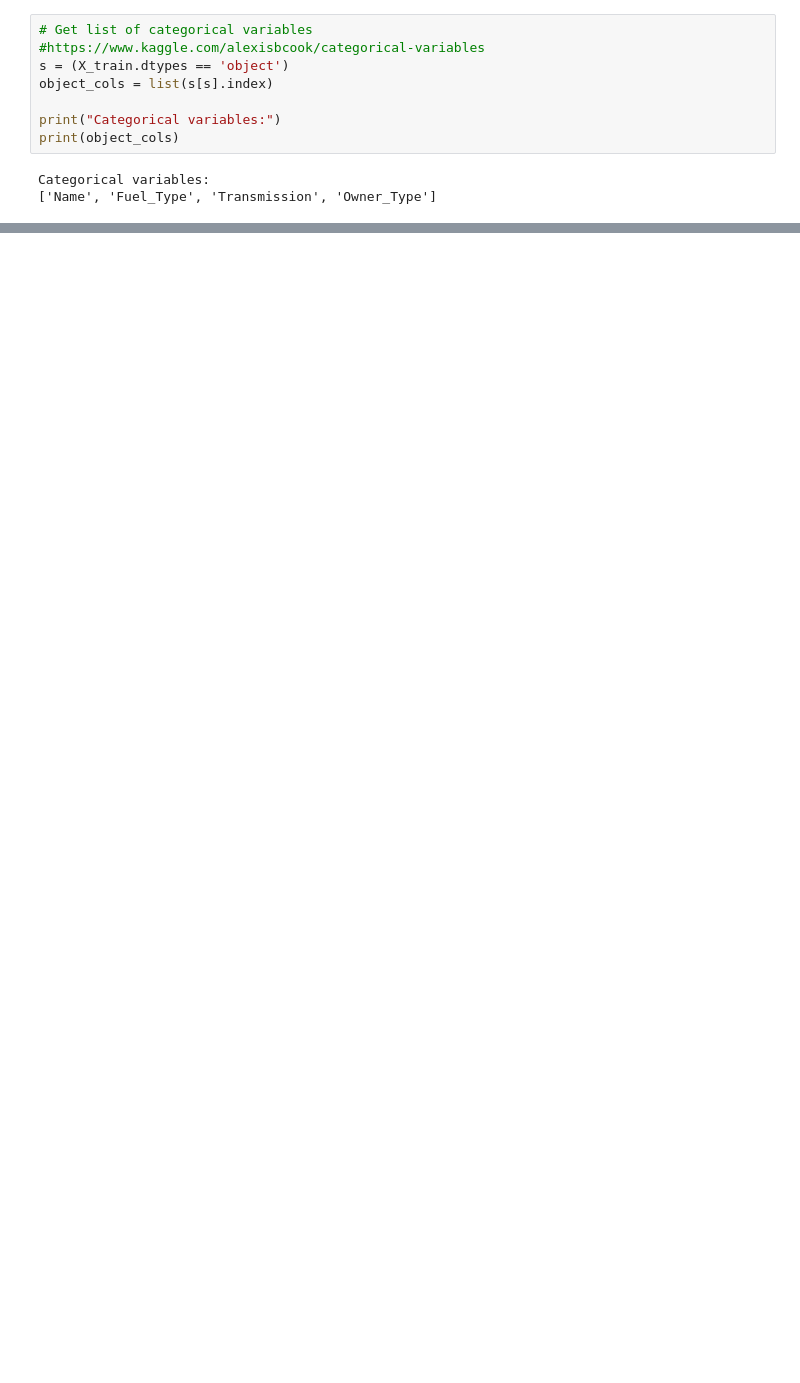
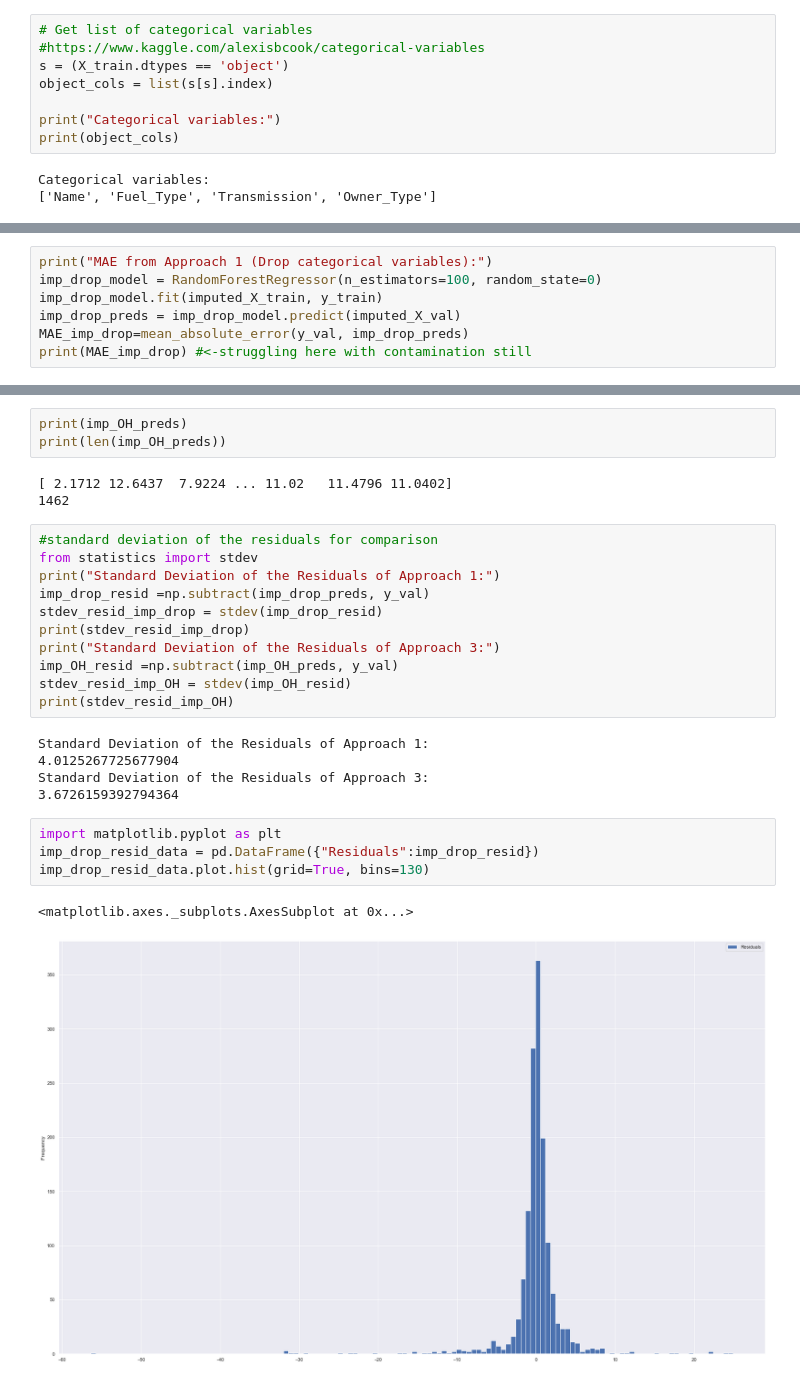
Before and after one commit to KyLarson-Research/Cars4U, a Jupyter notebook: Cars4U.ipynb, the cells around one changed output, grey strips where cells are left out. Drawn from its saved outputs; the diff is of its cells as text; blank space fills up the shorter version.

```diff
--- a/Cars4U.ipynb
+++ b/Cars4U.ipynb
@@ -347,0 +423,7 @@ MAE from Approach 1 (Drop categorical variables):
+# %%
+print("MAE from Approach 1 (Drop categorical variables):")
+imp_drop_model = RandomForestRegressor(n_estimators=100, random_state=0)
+imp_drop_model.fit(imputed_X_train, y_train)
+imp_drop_preds = imp_drop_model.predict(imputed_X_val)
+MAE_imp_drop=mean_absolute_error(y_val, imp_drop_preds)
+print(MAE_imp_drop) #<-struggling here with contamination still
@@ -347,0 +485,29 @@ MAE from Approach 1 (Drop categorical variables):
+# %%
+print(imp_OH_preds)
+print(len(imp_OH_preds))
+# %% [output]
+[ 2.1712 12.6437  7.9224 ... 11.02   11.4796 11.0402]
+1462
+# %%
+#standard deviation of the residuals for comparison
+from statistics import stdev
+print("Standard Deviation of the Residuals of Approach 1:")
+imp_drop_resid =np.subtract(imp_drop_preds, y_val)
+stdev_resid_imp_drop = stdev(imp_drop_resid)
+print(stdev_resid_imp_drop)
+print("Standard Deviation of the Residuals of Approach 3:")
+imp_OH_resid =np.subtract(imp_OH_preds, y_val)
+stdev_resid_imp_OH = stdev(imp_OH_resid)
+print(stdev_resid_imp_OH)
+# %% [output]
+Standard Deviation of the Residuals of Approach 1:
+4.0125267725677904
+Standard Deviation of the Residuals of Approach 3:
+3.6726159392794364
+# %%
+import matplotlib.pyplot as plt
+imp_drop_resid_data = pd.DataFrame({"Residuals":imp_drop_resid})
+imp_drop_resid_data.plot.hist(grid=True, bins=130)
+# %% [output]
+<matplotlib.axes._subplots.AxesSubplot at 0x...>
+[figure, added]
```
Also changed, not shown: parts of 23 cells of this notebook.
